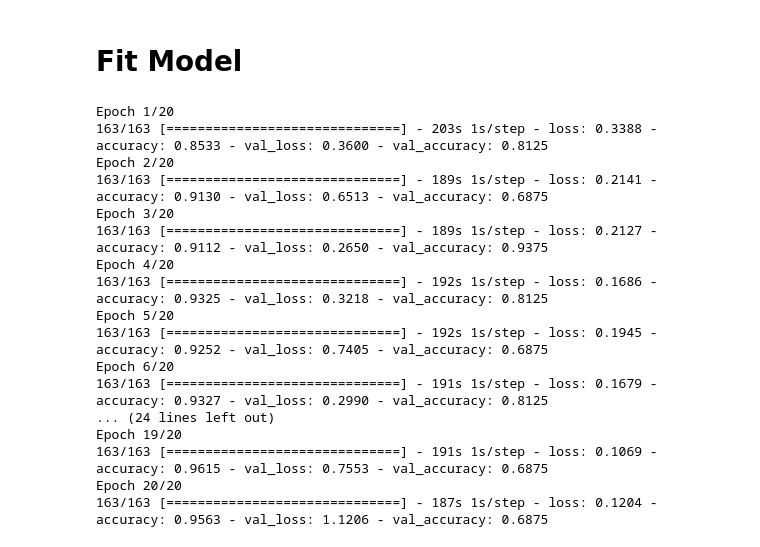
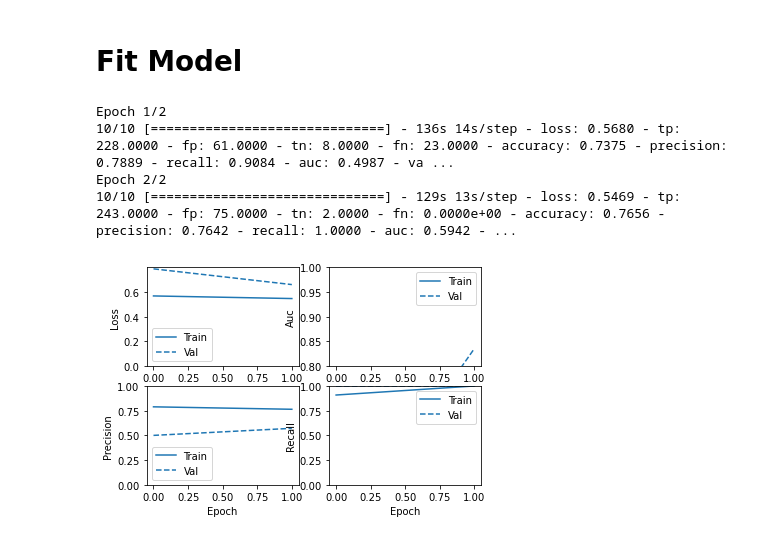
Before and after one commit to mmitk/pneumonia-prediction, a Jupyter notebook: baseline.ipynb, the cells around one changed output. Drawn from its saved outputs; the diff is of its cells as text; code cells hidden in the pictures.

```diff
--- a/baseline.ipynb
+++ b/baseline.ipynb
@@ -98,22 +104,13 @@ cnn.summary()
 # %% [markdown]
 # Fit Model
 # %%
-cnn_model = cnn.fit_generator(training_set, validation_generator)
+cnn_model = cnn.fit_generator(training_set, validation_generator, epochs=2, steps_per_epoch=10)
 # %% [output]
-Epoch 1/20
-163/163 [==============================] - 203s 1s/step - loss: 0.3388 - accuracy: 0.8533 - val_loss: 0.3600 - val_accuracy: 0.8125
-Epoch 2/20
-163/163 [==============================] - 189s 1s/step - loss: 0.2141 - accuracy: 0.9130 - val_loss: 0.6513 - val_accuracy: 0.6875
-Epoch 3/20
-163/163 [==============================] - 189s 1s/step - loss: 0.2127 - accuracy: 0.9112 - val_loss: 0.2650 - val_accuracy: 0.9375
-Epoch 4/20
-163/163 [==============================] - 192s 1s/step - loss: 0.1686 - accuracy: 0.9325 - val_loss: 0.3218 - val_accuracy: 0.8125
-Epoch 5/20
-163/163 [==============================] - 192s 1s/step - loss: 0.1945 - accuracy: 0.9252 - val_loss: 0.7405 - val_accuracy: 0.6875
-Epoch 6/20
-163/163 [==============================] - 191s 1s/step - loss: 0.1679 - accuracy: 0.9327 - val_loss: 0.2990 - val_accuracy: 0.8125
-... (24 lines left out)
-Epoch 19/20
-163/163 [==============================] - 191s 1s/step - loss: 0.1069 - accuracy: 0.9615 - val_loss: 0.7553 - val_accuracy: 0.6875
-Epoch 20/20
-163/163 [==============================] - 187s 1s/step - loss: 0.1204 - accuracy: 0.9563 - val_loss: 1.1206 - val_accuracy: 0.6875
+Epoch 1/2
+10/10 [==============================] - 136s 14s/step - loss: 0.5680 - tp: 228.0000 - fp: 61.0000 - tn: 8.0000 - fn: 23.0000 - accuracy: 0.7375 - precision: 0.7889 - recall: 0.9084 - auc: 0.4987 - va ...
+Epoch 2/2
+10/10 [==============================] - 129s 13s/step - loss: 0.5469 - tp: 243.0000 - fp: 75.0000 - tn: 2.0000 - fn: 0.0000e+00 - accuracy: 0.7656 - precision: 0.7642 - recall: 1.0000 - auc: 0.5942 - ...
+# %%
+cnn.plot_history()
+# %% [output]
+[figure, added]
```
Also changed, not shown: parts of 4 cells of this notebook, 14 other files.
